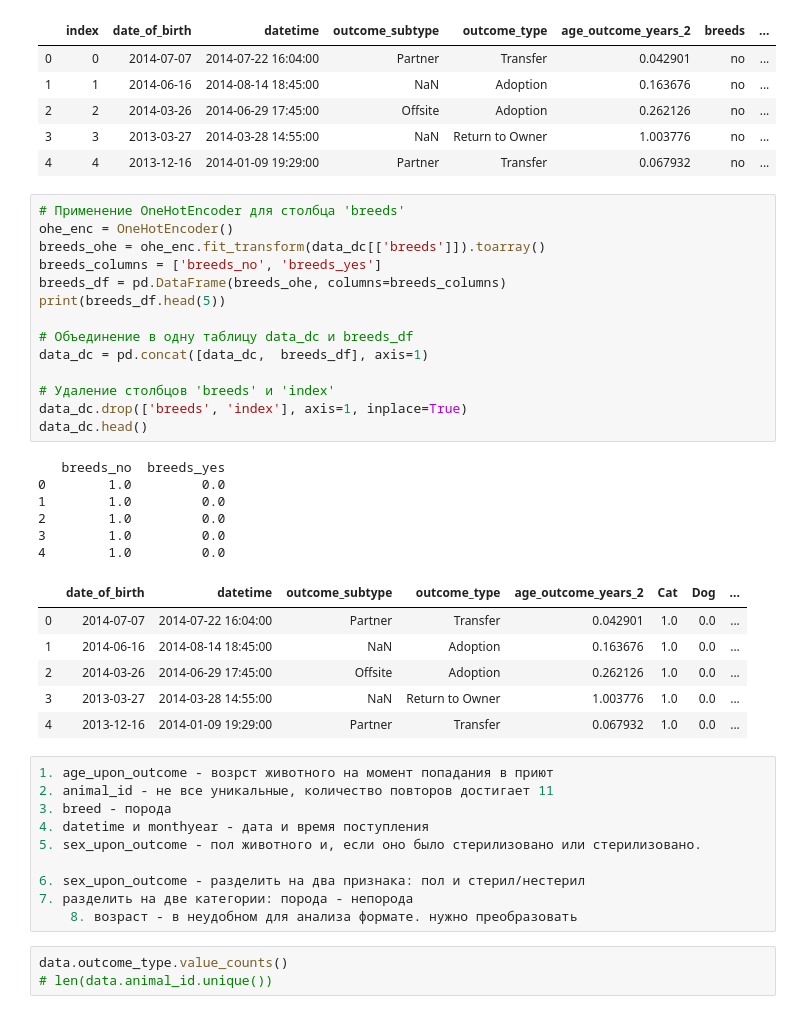
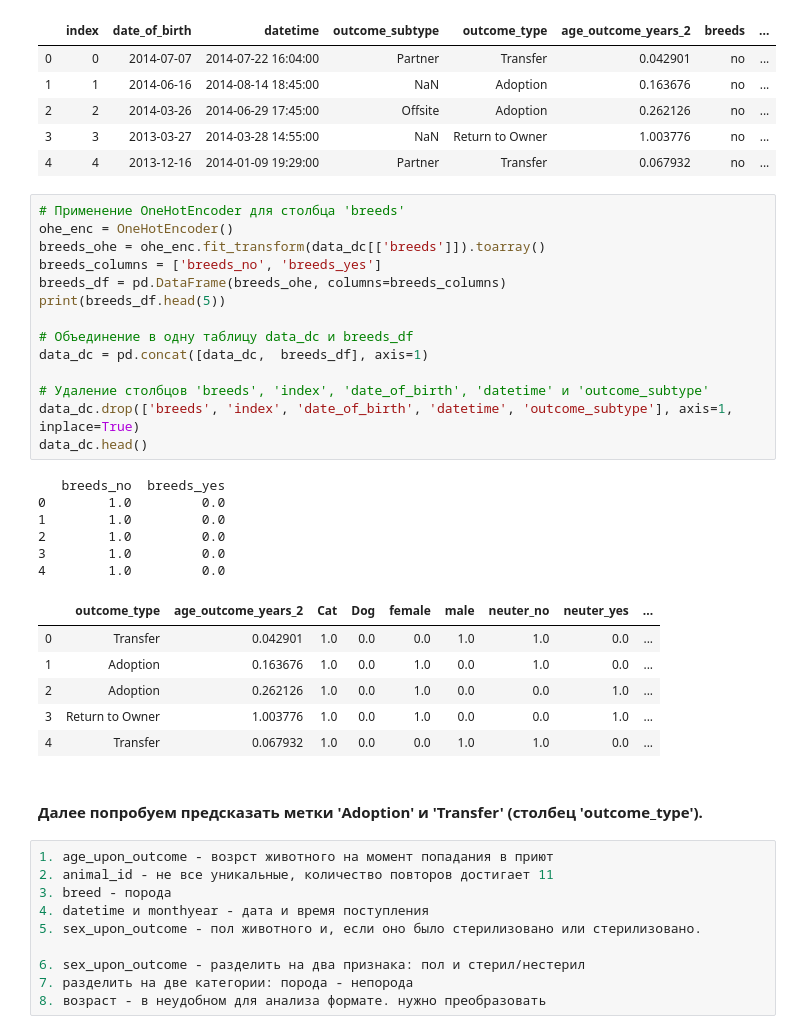
Before and after one commit to Natalya2383/python_basics_homework, a Jupyter notebook: 26_Feature Engineering_homework3/Homework3_FE.ipynb, the cells around one changed output. Drawn from its saved outputs; the diff is of its cells as text.

```diff
--- a/26_Feature Engineering_homework3/Homework3_FE.ipynb
+++ b/26_Feature Engineering_homework3/Homework3_FE.ipynb
@@ -688,30 +688,32 @@ data_dc.head()
 # %%
 # Применение OneHotEncoder для столбца 'breeds'
 ohe_enc = OneHotEncoder()
 breeds_ohe = ohe_enc.fit_transform(data_dc[['breeds']]).toarray()
 breeds_columns = ['breeds_no', 'breeds_yes']
 breeds_df = pd.DataFrame(breeds_ohe, columns=breeds_columns)
 print(breeds_df.head(5))
 
 # Объединение в одну таблицу data_dc и breeds_df
 data_dc = pd.concat([data_dc,  breeds_df], axis=1)
 
-# Удаление столбцов 'breeds' и 'index'
-data_dc.drop(['breeds', 'index'], axis=1, inplace=True)
+# Удаление столбцов 'breeds', 'index', 'date_of_birth', 'datetime' и 'outcome_subtype'
+data_dc.drop(['breeds', 'index', 'date_of_birth', 'datetime', 'outcome_subtype'], axis=1, inplace=True)
 data_dc.head()
 # %% [output]
    breeds_no  breeds_yes
 0        1.0         0.0
 1        1.0         0.0
 2        1.0         0.0
 3        1.0         0.0
 4        1.0         0.0
-|  | date_of_birth | datetime | outcome_subtype | outcome_type | age_outcome_years_2 | Cat | Dog | ... |
-| 0 | 2014-07-07 | 2014-07-22 16:04:00 | Partner | Transfer | 0.042901 | 1.0 | 0.0 | ... |
-| 1 | 2014-06-16 | 2014-08-14 18:45:00 | NaN | Adoption | 0.163676 | 1.0 | 0.0 | ... |
-| 2 | 2014-03-26 | 2014-06-29 17:45:00 | Offsite | Adoption | 0.262126 | 1.0 | 0.0 | ... |
-| 3 | 2013-03-27 | 2014-03-28 14:55:00 | NaN | Return to Owner | 1.003776 | 1.0 | 0.0 | ... |
-| 4 | 2013-12-16 | 2014-01-09 19:29:00 | Partner | Transfer | 0.067932 | 1.0 | 0.0 | ... |
+|  | outcome_type | age_outcome_years_2 | Cat | Dog | female | male | neuter_no | neuter_yes | ... |
+| 0 | Transfer | 0.042901 | 1.0 | 0.0 | 0.0 | 1.0 | 1.0 | 0.0 | ... |
+| 1 | Adoption | 0.163676 | 1.0 | 0.0 | 1.0 | 0.0 | 1.0 | 0.0 | ... |
+| 2 | Adoption | 0.262126 | 1.0 | 0.0 | 1.0 | 0.0 | 0.0 | 1.0 | ... |
+| 3 | Return to Owner | 1.003776 | 1.0 | 0.0 | 1.0 | 0.0 | 0.0 | 1.0 | ... |
+| 4 | Transfer | 0.067932 | 1.0 | 0.0 | 0.0 | 1.0 | 1.0 | 0.0 | ... |
+# %% [markdown]
+#### Далее попробуем предсказать метки 'Adoption' и 'Transfer' (столбец 'outcome_type').
 # %%
 1. age_upon_outcome - возрст животного на момент попадания в приют
 2. animal_id - не все уникальные, количество повторов достигает 11
@@ -721,7 +723,4 @@ data_dc.head()
 
 6. sex_upon_outcome - разделить на два признака: пол и стерил/нестерил
 7. разделить на две категории: порода - непорода
-    8. возраст - в неудобном для анализа формате. нужно преобразовать
+8. возраст - в неудобном для анализа формате. нужно преобразовать
-# %%
-data.outcome_type.value_counts()
-# len(data.animal_id.unique())
```
Also changed, not shown: parts of 1 cell of this notebook.
